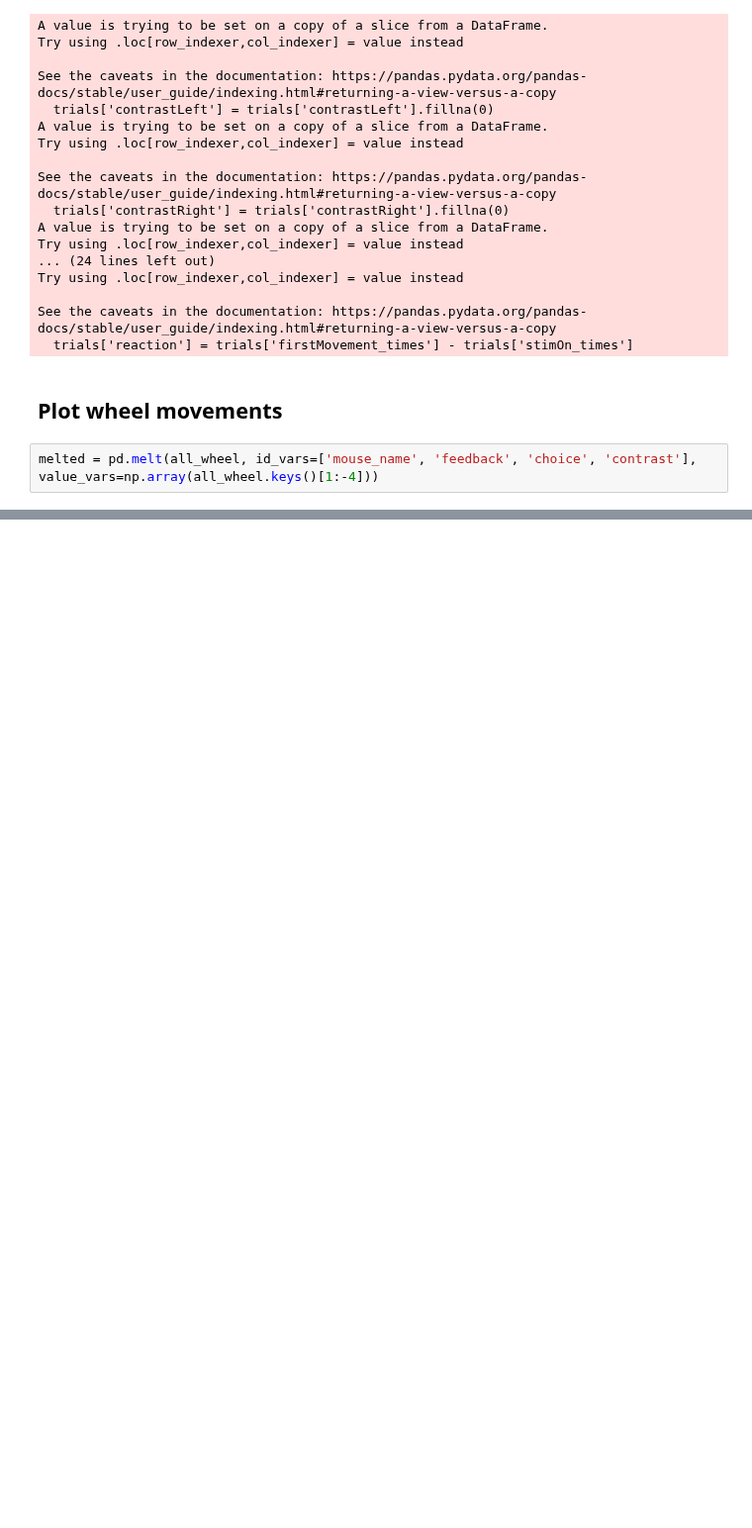
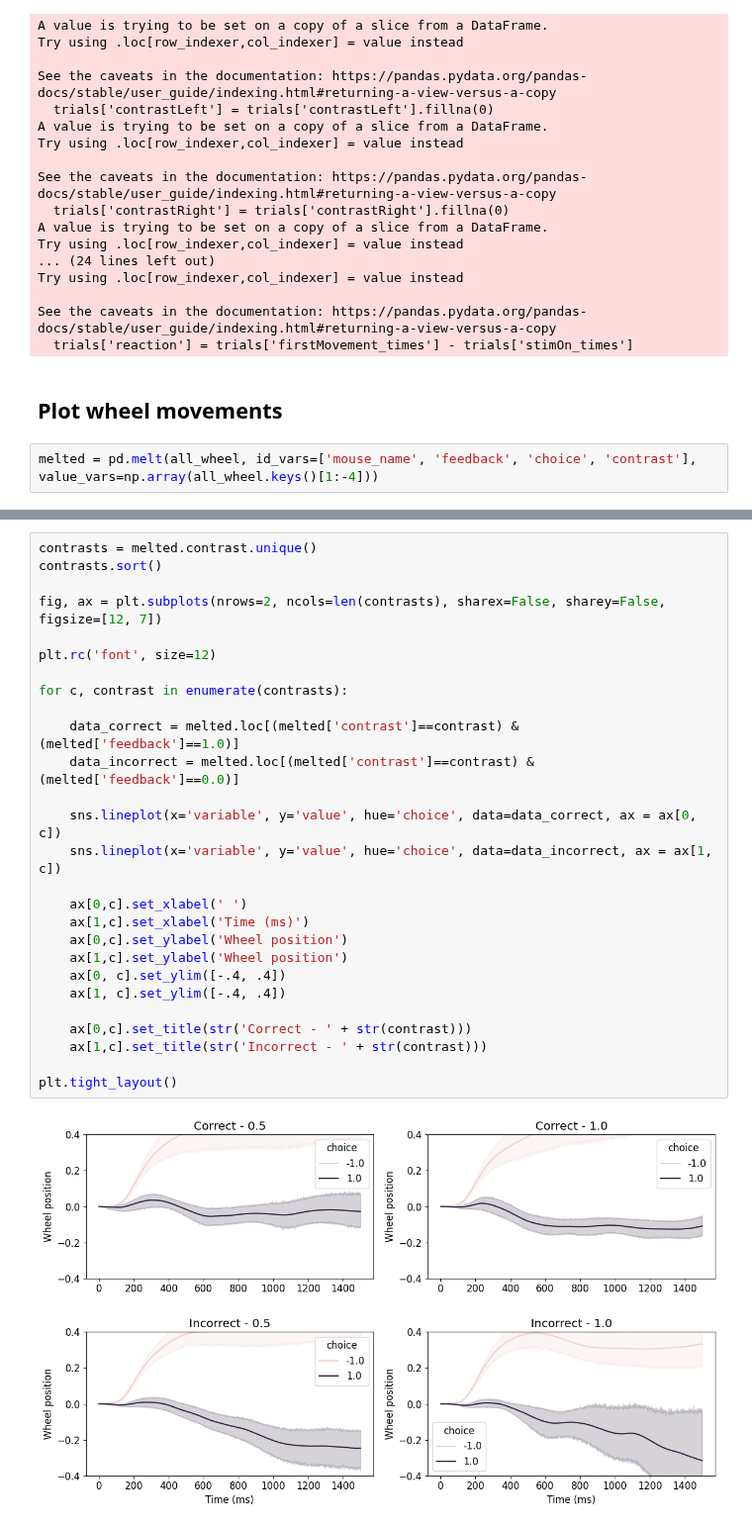
Before and after one commit to ineslaranjeira/representation_learning_variability, a Jupyter notebook: Wheel/proficient_wheel.ipynb, the cells around one changed output, grey strips where cells are left out. Shown at 99% size. Drawn from its saved outputs; the diff is of its cells as text; blank space fills up the shorter version.

```diff
--- a/Wheel/proficient_wheel.ipynb
+++ b/Wheel/proficient_wheel.ipynb
@@ -174,0 +186,29 @@ plt.tight_layout()
+# %%
+contrasts = melted.contrast.unique()
+contrasts.sort()
+
+fig, ax = plt.subplots(nrows=2, ncols=len(contrasts), sharex=False, sharey=False, figsize=[12, 7])
+
+plt.rc('font', size=12)
+
+for c, contrast in enumerate(contrasts):
+
+    data_correct = melted.loc[(melted['contrast']==contrast) & (melted['feedback']==1.0)]
+    data_incorrect = melted.loc[(melted['contrast']==contrast) & (melted['feedback']==0.0)]
+
+    sns.lineplot(x='variable', y='value', hue='choice', data=data_correct, ax = ax[0, c])
+    sns.lineplot(x='variable', y='value', hue='choice', data=data_incorrect, ax = ax[1, c])
+
+    ax[0,c].set_xlabel(' ')
+    ax[1,c].set_xlabel('Time (ms)')
+    ax[0,c].set_ylabel('Wheel position')
+    ax[1,c].set_ylabel('Wheel position')
+    ax[0, c].set_ylim([-.4, .4])
+    ax[1, c].set_ylim([-.4, .4])
+
+    ax[0,c].set_title(str('Correct - ' + str(contrast)))
+    ax[1,c].set_title(str('Incorrect - ' + str(contrast)))
+
+plt.tight_layout()
+# %% [output]
+[figure, added]
```
Also changed, not shown: parts of 12 cells of this notebook, 1 other file.
